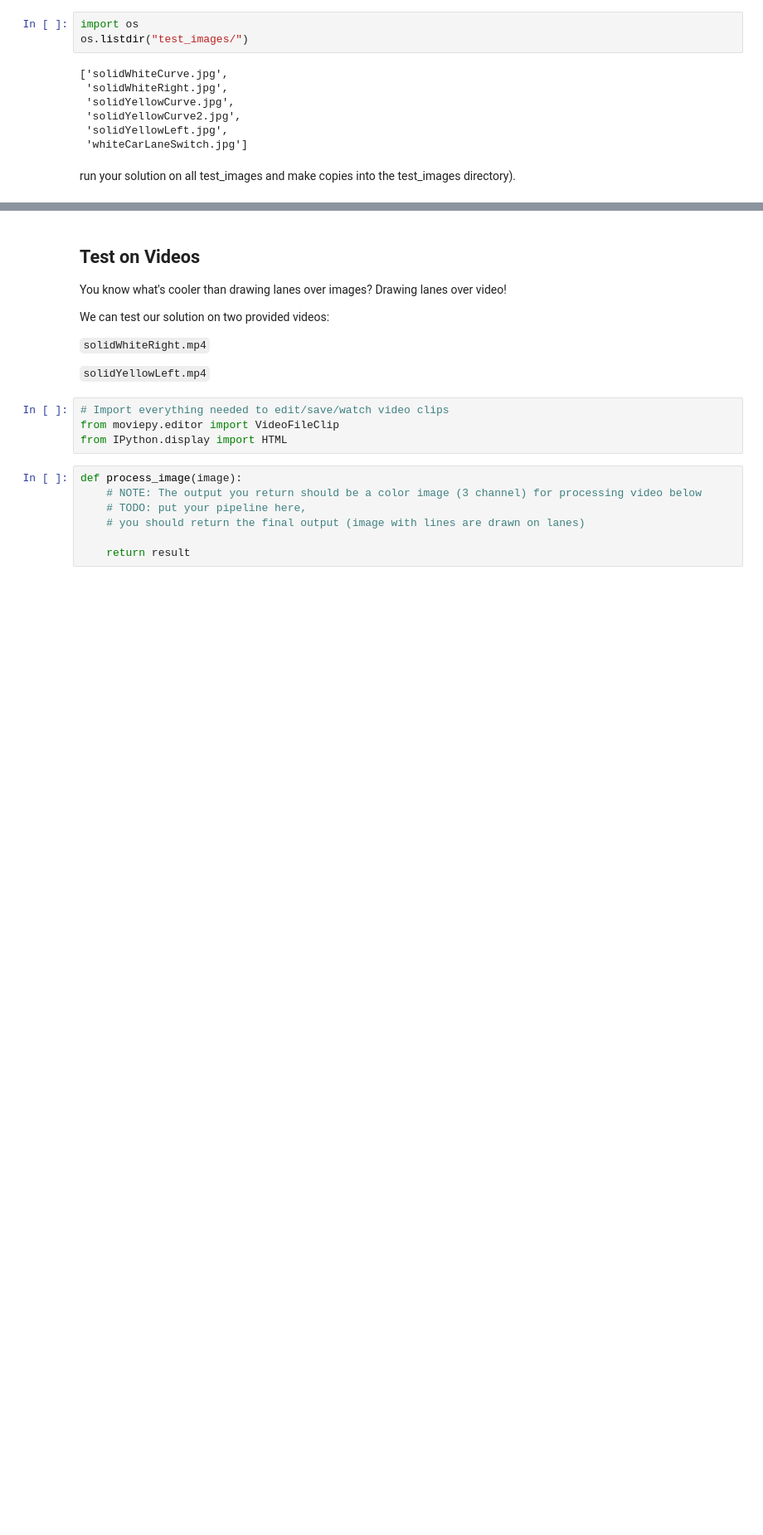
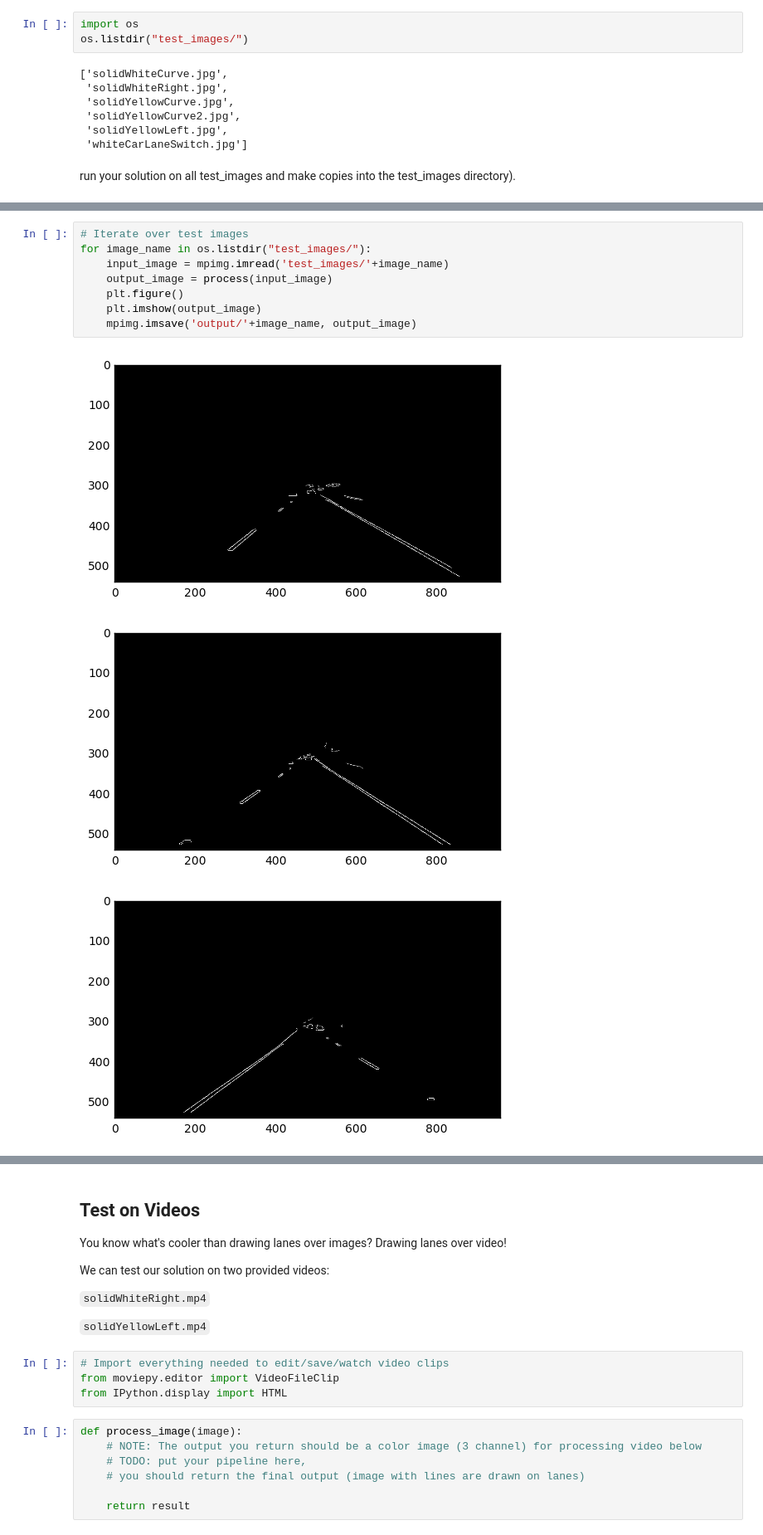
Before and after one commit to t-f-g/CarND, a Jupyter notebook: CarND-LaneLines-P1/P1.ipynb, the cells around one changed output, grey strips where cells are left out. Shown: that part at 83% size. Saved outputs shown, nothing was run; the diff lists cells and outputs as text; blank space fills up the shorter version.

```diff
--- a/CarND-LaneLines-P1/P1.ipynb
+++ b/CarND-LaneLines-P1/P1.ipynb
@@ -248,0 +251,12 @@ plt.imshow(output_image, cmap='gray')
+# %%
+# Iterate over test images
+for image_name in os.listdir("test_images/"):
+    input_image = mpimg.imread('test_images/'+image_name)
+    output_image = process(input_image)
+    plt.figure()
+    plt.imshow(output_image)
+    mpimg.imsave('output/'+image_name, output_image)
+# %% [output]
+[figure, added]
+[figure, added]
+[figure, added]
```
Also changed, not shown: parts of 3 cells of this notebook, 6 other files.
